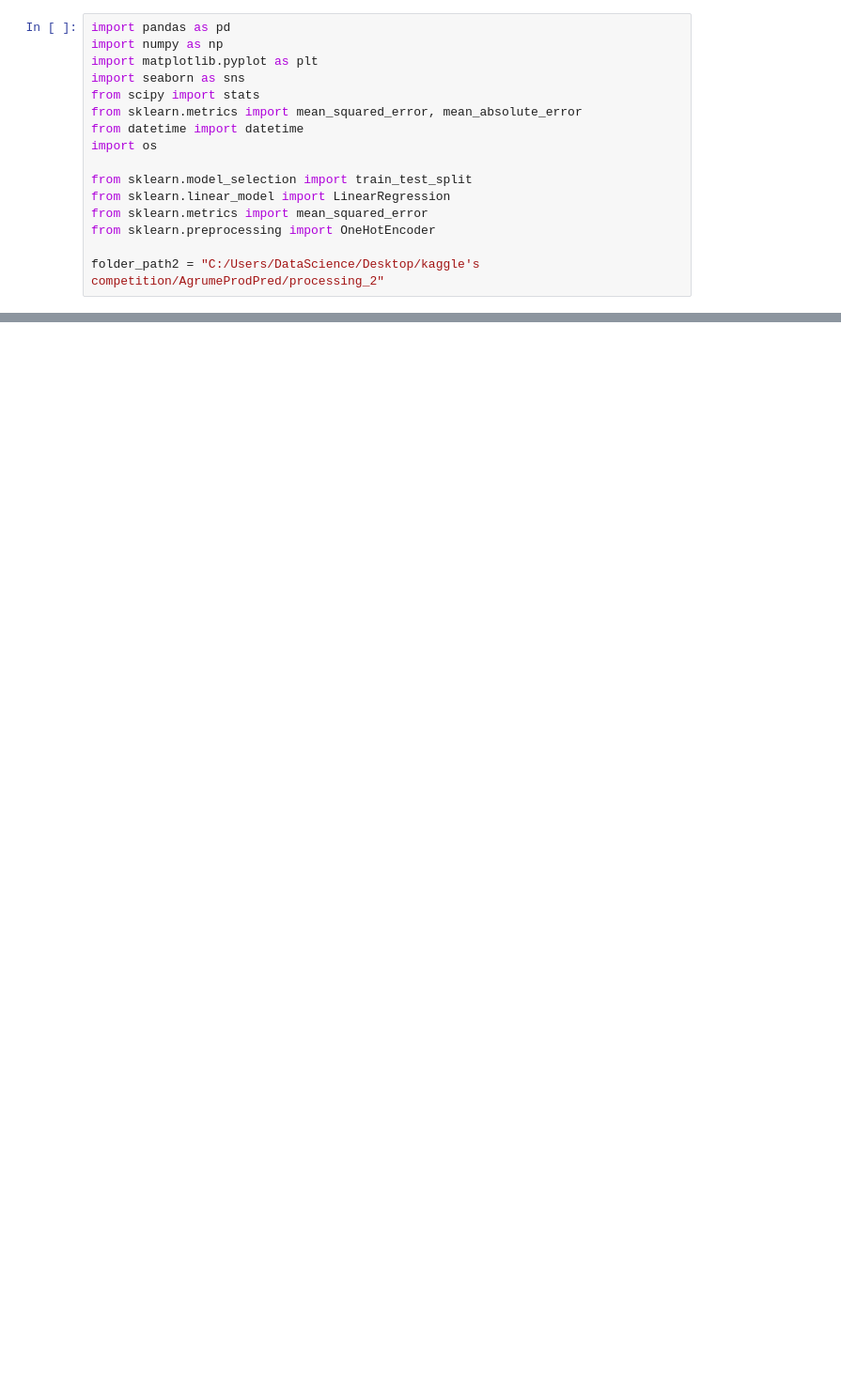
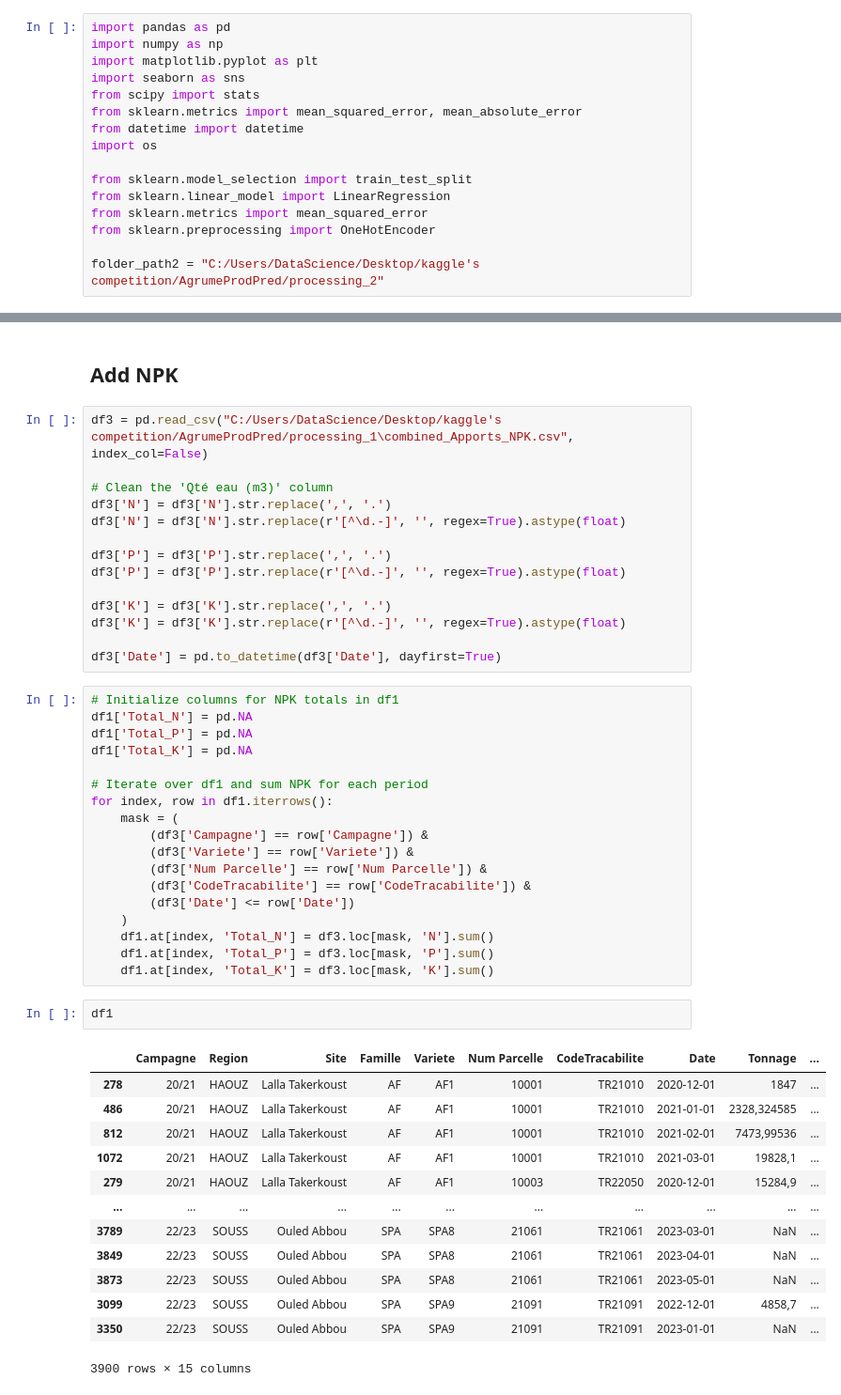
Before and after one commit to Yassmine2020/AgrumeProdPred, a Jupyter notebook: source code/processing_2Yearly.ipynb, the cells around one changed output, grey strips where cells are left out. Shown: that part at 94% size. Drawn from its saved outputs; the diff is of its cells as text; blank space fills up the shorter version.

```diff
--- a/source code/processing_2Yearly.ipynb
+++ b/source code/processing_2Yearly.ipynb
@@ -198,0 +287,50 @@ grouped_train_test.to_csv(file_path, index=False)
+# %% [markdown]
+## Add NPK
+# %%
+df3 = pd.read_csv("C:/Users/DataScience/Desktop/kaggle's competition/AgrumeProdPred/processing_1\combined_Apports_NPK.csv", index_col=False)
+
+# Clean the 'Qté eau (m3)' column
+df3['N'] = df3['N'].str.replace(',', '.')
+df3['N'] = df3['N'].str.replace(r'[^\d.-]', '', regex=True).astype(float)
+
+df3['P'] = df3['P'].str.replace(',', '.')
+df3['P'] = df3['P'].str.replace(r'[^\d.-]', '', regex=True).astype(float)
+
+df3['K'] = df3['K'].str.replace(',', '.')
+df3['K'] = df3['K'].str.replace(r'[^\d.-]', '', regex=True).astype(float)
+
+df3['Date'] = pd.to_datetime(df3['Date'], dayfirst=True)
+# %%
+# Initialize columns for NPK totals in df1
+df1['Total_N'] = pd.NA
+df1['Total_P'] = pd.NA
+df1['Total_K'] = pd.NA
+
+# Iterate over df1 and sum NPK for each period
+for index, row in df1.iterrows():
+    mask = (
+        (df3['Campagne'] == row['Campagne']) &
+        (df3['Variete'] == row['Variete']) &
+        (df3['Num Parcelle'] == row['Num Parcelle']) &
+        (df3['CodeTracabilite'] == row['CodeTracabilite']) &
+        (df3['Date'] <= row['Date'])
+    )
+    df1.at[index, 'Total_N'] = df3.loc[mask, 'N'].sum()
+    df1.at[index, 'Total_P'] = df3.loc[mask, 'P'].sum()
+    df1.at[index, 'Total_K'] = df3.loc[mask, 'K'].sum()
+# %%
+df1
+# %% [output]
+|  | Campagne | Region | Site | Famille | Variete | Num Parcelle | CodeTracabilite | Date | Tonnage | ... |
+| 278 | 20/21 | HAOUZ | Lalla Takerkoust | AF | AF1 | 10001 | TR21010 | 2020-12-01 | 1847 | ... |
+| 486 | 20/21 | HAOUZ | Lalla Takerkoust | AF | AF1 | 10001 | TR21010 | 2021-01-01 | 2328,324585 | ... |
+| 812 | 20/21 | HAOUZ | Lalla Takerkoust | AF | AF1 | 10001 | TR21010 | 2021-02-01 | 7473,99536 | ... |
+| 1072 | 20/21 | HAOUZ | Lalla Takerkoust | AF | AF1 | 10001 | TR21010 | 2021-03-01 | 19828,1 | ... |
+| 279 | 20/21 | HAOUZ | Lalla Takerkoust | AF | AF1 | 10003 | TR22050 | 2020-12-01 | 15284,9 | ... |
+| ... | ... | ... | ... | ... | ... | ... | ... | ... | ... | ... |
+| 3789 | 22/23 | SOUSS | Ouled Abbou | SPA | SPA8 | 21061 | TR21061 | 2023-03-01 | NaN | ... |
+| 3849 | 22/23 | SOUSS | Ouled Abbou | SPA | SPA8 | 21061 | TR21061 | 2023-04-01 | NaN | ... |
+| 3873 | 22/23 | SOUSS | Ouled Abbou | SPA | SPA8 | 21061 | TR21061 | 2023-05-01 | NaN | ... |
+| 3099 | 22/23 | SOUSS | Ouled Abbou | SPA | SPA9 | 21091 | TR21091 | 2022-12-01 | 4858,7 | ... |
+| 3350 | 22/23 | SOUSS | Ouled Abbou | SPA | SPA9 | 21091 | TR21091 | 2023-01-01 | NaN | ... |
+3900 rows × 15 columns
```
Also changed, not shown: parts of 51 cells of this notebook, 5 other files.
